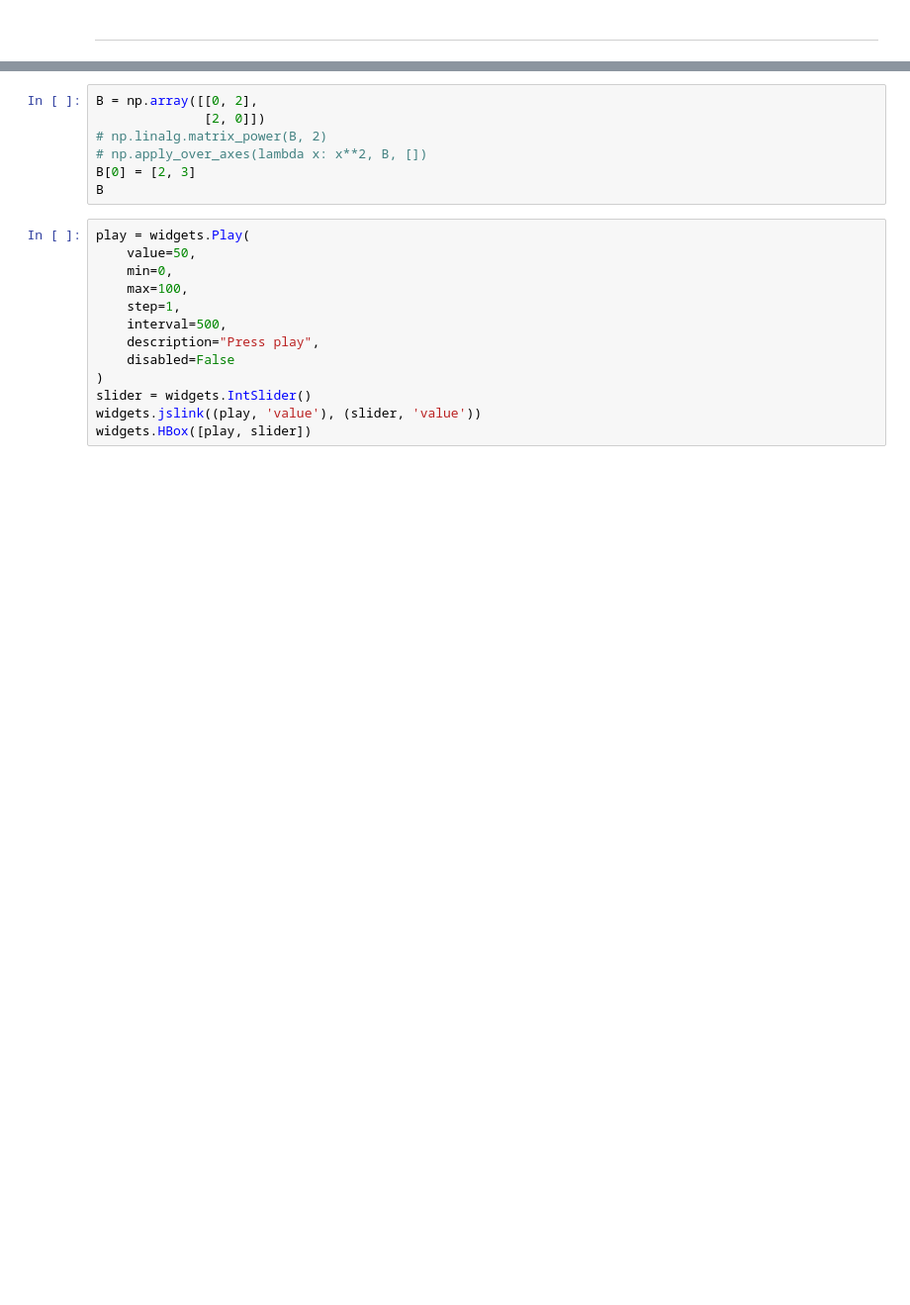
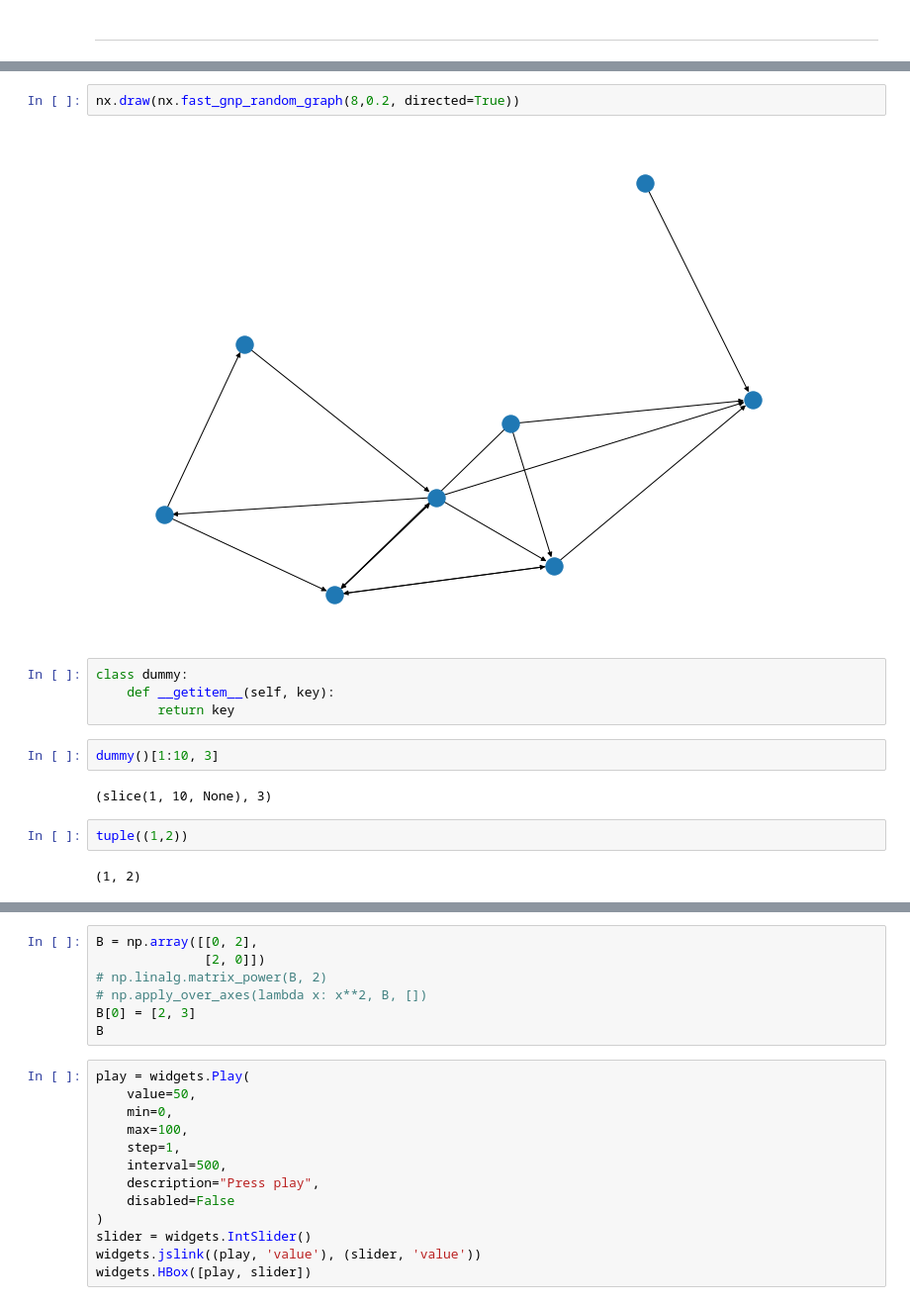
Before and after one commit to heinwol/resource-networks, a Jupyter notebook: code/semirings_main.ipynb, the cells around one changed output, grey strips where cells are left out. Shown at 99% size. Cells and saved outputs as stored; diff of their text form; blank space fills up the shorter version.

```diff
--- a/code/semirings_main.ipynb
+++ b/code/semirings_main.ipynb
@@ -58,6 +140,22 @@ G.nodes['dsd']
 SVG(nx.nx_pydot.to_pydot(G).create_svg())
 # %% [output]
 [drawing not drawn]
+# %%
+nx.draw(nx.fast_gnp_random_graph(8,0.2, directed=True))
+# %% [output]
+[figure, added]
+# %%
+class dummy:
+    def __getitem__(self, key):
+        return key
+# %%
+dummy()[1:10, 3]
+# %% [output]
+(slice(1, 10, None), 3)
+# %%
+tuple((1,2))
+# %% [output]
+(1, 2)
 # %%
 G_ = nx.nx_pydot.to_pydot(G)
 G_.set('rankdir', 'LR')
```
Also changed, not shown: parts of 22 cells of this notebook, 3 other files.
